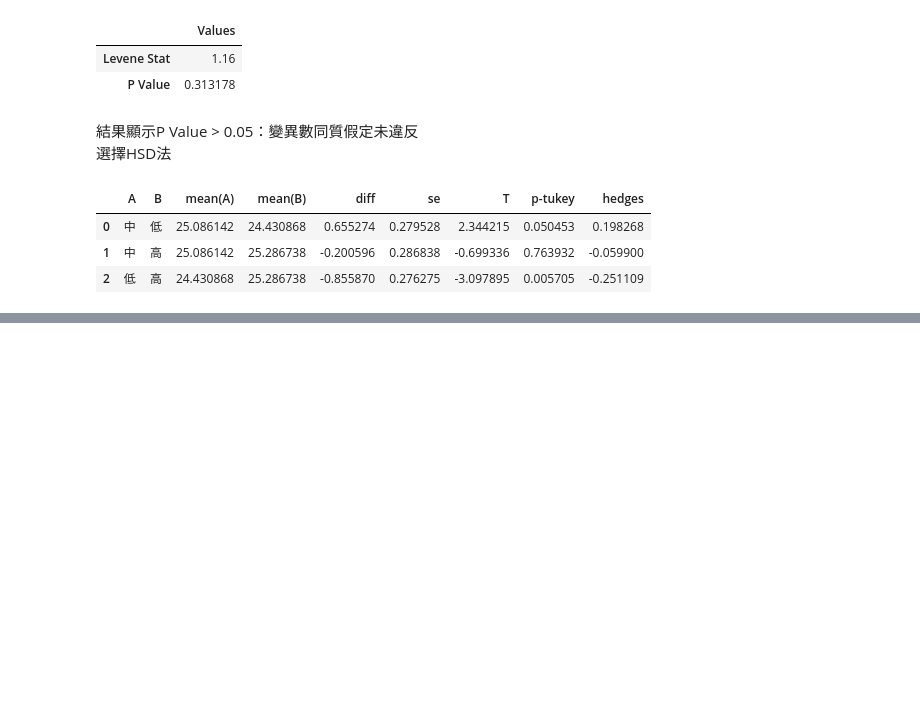
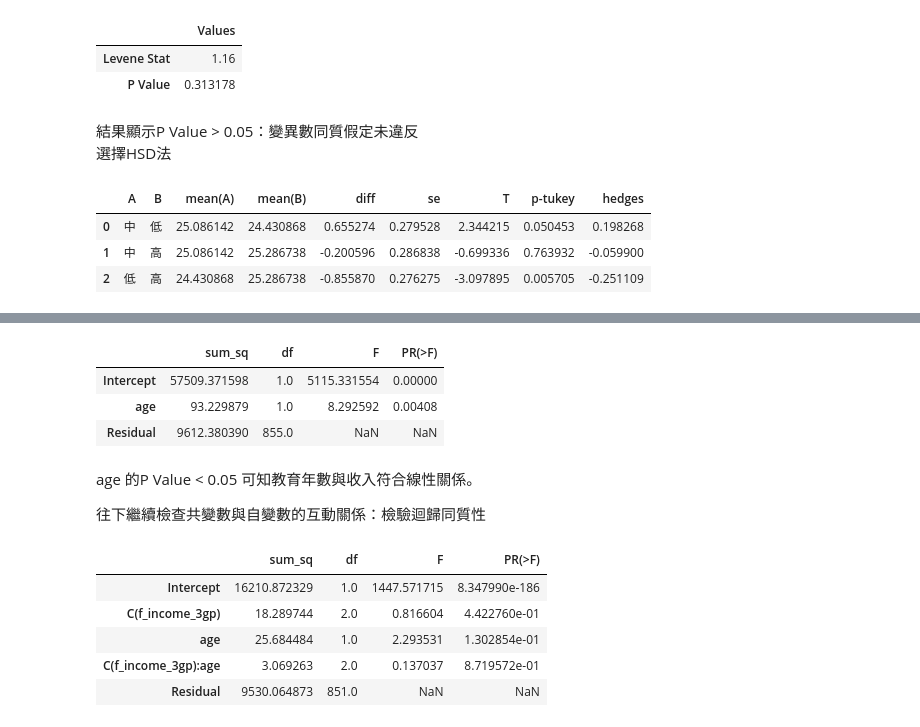
Before and after one commit to WendellLiu/ntpu-social-data-analysis, a Jupyter notebook: notebooks/midterm_1.ipynb, the cells around one changed output, grey strips where cells are left out. Saved outputs shown, nothing was run; the diff lists cells and outputs as text; code cells hidden in the pictures; blank space fills up the shorter version.

```diff
--- a/notebooks/midterm_1.ipynb
+++ b/notebooks/midterm_1.ipynb
@@ -624,0 +637,3 @@ perform_post_hoc(df_9_cleared, levene_p = levene_p, val_col='G4_all', group_col=
+# %%
+df_10_cleared = df_10.dropna()
+check_missing_value(df_10_cleared)
@@ -624,0 +651,24 @@ perform_post_hoc(df_9_cleared, levene_p = levene_p, val_col='G4_all', group_col=
+# %%
+from statistic.anova import check_linearity
+
+check_linearity(df_10_cleared, val_col='G4_all', covar_col='age')
+# %% [output]
+|  | sum_sq | df | F | PR(>F) |
+| Intercept | 57509.371598 | 1.0 | 5115.331554 | 0.00000 |
+| age | 93.229879 | 1.0 | 8.292592 | 0.00408 |
+| Residual | 9612.380390 | 855.0 | NaN | NaN |
+# %% [markdown]
+age 的P Value < 0.05 可知教育年數與收入符合線性關係。
+
+往下繼續檢查共變數與自變數的互動關係：檢驗迴歸同質性
+# %%
+from statistic.anova import check_interaction
+
+check_interaction(df_10_cleared, val_col='G4_all', group_col='f_income_3gp', covar_col='age')
+# %% [output]
+|  | sum_sq | df | F | PR(>F) |
+| Intercept | 16210.872329 | 1.0 | 1447.571715 | 8.347990e-186 |
+| C(f_income_3gp) | 18.289744 | 2.0 | 0.816604 | 4.422760e-01 |
+| age | 25.684484 | 1.0 | 2.293531 | 1.302854e-01 |
+| C(f_income_3gp):age | 3.069263 | 2.0 | 0.137037 | 8.719572e-01 |
+| Residual | 9530.064873 | 851.0 | NaN | NaN |
```
Also changed, not shown: parts of 21 cells of this notebook, 2 other files.
